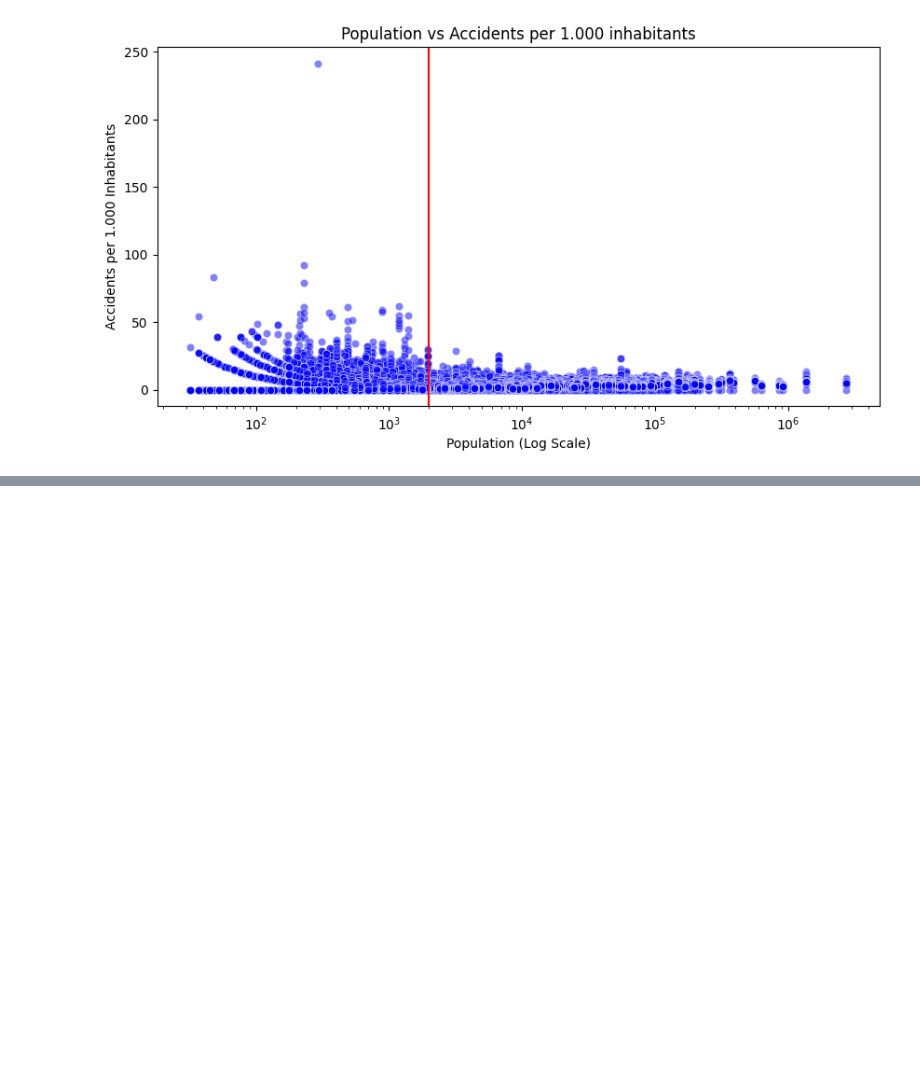
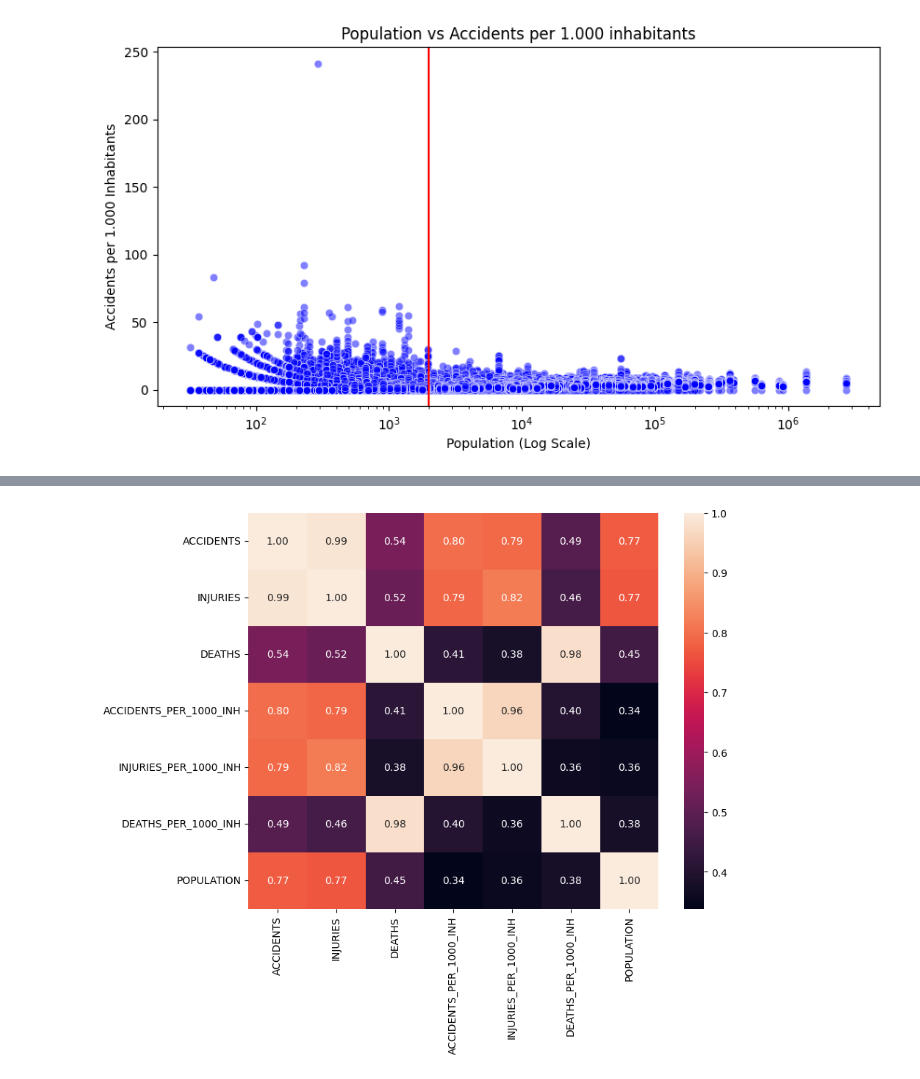
Before and after one commit to maurancino/final-project, a Jupyter notebook: notebooks/2. EDA and Charts.ipynb, the cells around one changed output, grey strips where cells are left out. Cells and saved outputs as stored; diff of their text form; code cells hidden in the pictures; blank space fills up the shorter version.

```diff
--- a/notebooks/2. EDA and Charts.ipynb
+++ b/notebooks/2. EDA and Charts.ipynb
@@ -93,0 +300,14 @@ Since a single accident in a small town risks shifting the pro capite rate more
+# %%
+variables = ["ACCIDENTS", "INJURIES", "DEATHS", "ACCIDENTS_PER_1000_INH", "INJURIES_PER_1000_INH", "DEATHS_PER_1000_INH", "POPULATION"]
+corr_matrix = df[variables].corr(method='spearman')
+
+plt.figure(figsize=(9, 7))
+sns.heatmap(
+    corr_matrix,
+    annot=True,
+    fmt=".2f"
+)
+
+plt.show()
+# %% [output]
+[figure, added]
```
Also changed, not shown: parts of 23 cells of this notebook, 2 other files.
